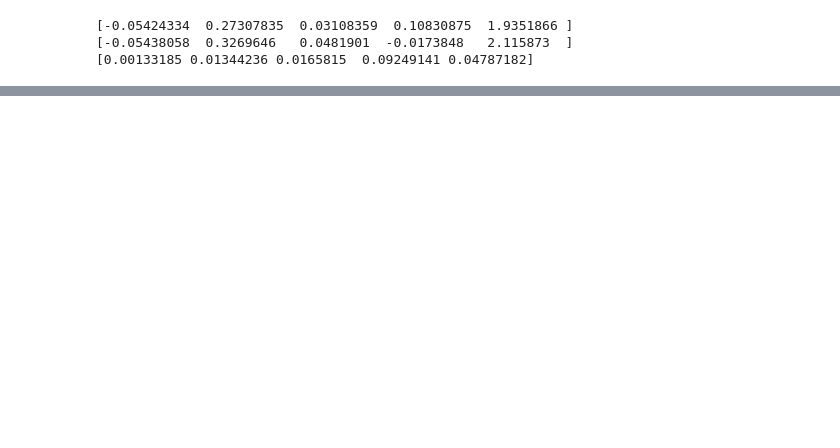
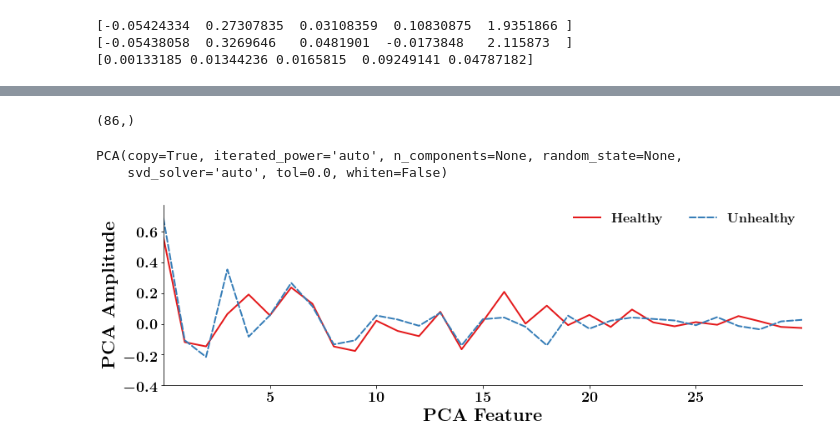
Before and after one commit to danielnewman09/Dissertation, a Jupyter notebook: Dissertation-Notebooks/Chapter-6/Same-Condition-Compare.ipynb, the cells around one changed output, grey strips where cells are left out. Saved outputs shown, nothing was run; the diff lists cells and outputs as text; code cells hidden in the pictures; blank space fills up the shorter version.

```diff
--- a/Dissertation-Notebooks/Chapter-6/Same-Condition-Compare.ipynb
+++ b/Dissertation-Notebooks/Chapter-6/Same-Condition-Compare.ipynb
@@ -325,0 +400,25 @@ ValueError: Failed to parse /usr/share/texlive/texmf-dist/fonts/enc/dvips/base/8
+# %%
+Y_valid[:65].shape
+Y_valid[65:].shape
+# %% [output]
+(86,)
+# %%
+pca = PCA()
+max_fft = 301
+max_pca = 31
+
+X_train = XY_train[:,:max_fft]
+X_train_healthy = XY_train[:156,:max_fft]
+X_train_unhealthy = XY_train[156:,:max_fft]
+X_train_healthy = X_train_healthy[:150,:]
+
+X_test = XY_valid[:,:max_fft]
+X_test_healthy = XY_valid[:65,:max_fft]
+X_test_unhealthy = XY_valid[65:,:max_fft]
+X_test_unhealthy = X_test_unhealthy[:65,:]
+
+
+pca.fit(X_train)
+# %% [output]
+PCA(copy=True, iterated_power='auto', n_components=None, random_state=None,
+    svd_solver='auto', tol=0.0, whiten=False)
@@ -325,0 +440,30 @@ ValueError: Failed to parse /usr/share/texlive/texmf-dist/fonts/enc/dvips/base/8
+# %%
+np.mean(X[0],axis=0).shape
+
+max_index = 1024
+
+labels = ['Healthy','Unhealthy']
+
+numPoints = 200
+
+# Create a 2D plot
+genplt.generate_plot(np.arange(max_pca), # X - coordinate on the plot
+              pca_responses,# Y - coordinates on the plot
+              labels,# Labels for the plot legend
+              'PCA Feature',# X - axis label
+              'PCA Amplitude',   # Y - axis label
+              filename='Norm_PCA_Compare',   # Plot filename
+              folder='figures',    # Specify the folder where the filename will be saved
+              num_col=2,    # Specify the number of columns in the legend
+              legend_loc='best', # Specify the location of the legend
+              ymax=0.1,
+                     log_y=False,
+                     ymin=0.05,
+              transparent=True,
+              showplot=True,
+              save_plot=True,
+              template='wide',
+              file_type='svg'
+             )
+# %% [output]
+[figure, added]
```
Also changed, not shown: parts of 8 cells of this notebook, 28 other files.
